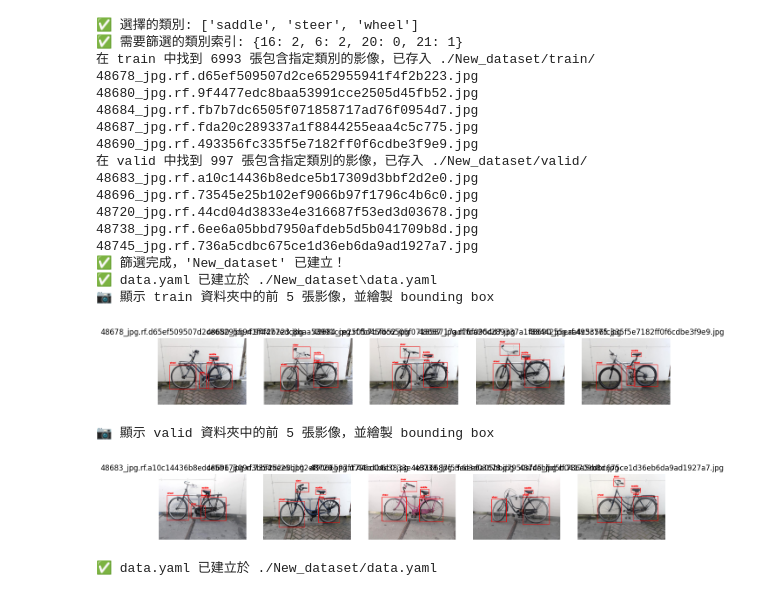
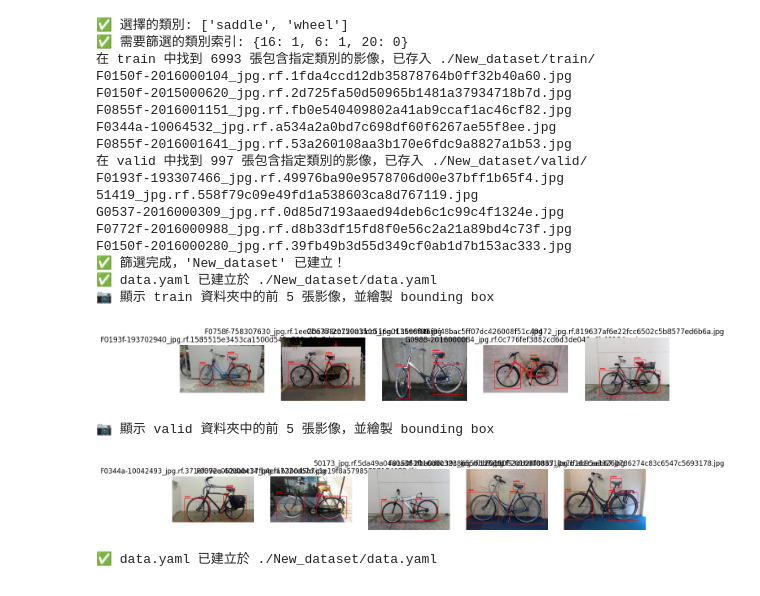
Before and after one commit to shihalex/surveying_camp, a Jupyter notebook: Yolo_detection.ipynb, the cells around one changed output. Drawn from its saved outputs; the diff is of its cells as text; code cells hidden in the pictures.

```diff
--- a/Yolo_detection.ipynb
+++ b/Yolo_detection.ipynb
@@ -16,8 +16,7 @@ names_list = data.get("names", [])
 class_mapping = {
     "front_wheel": "wheel",
     "back_wheel": "wheel",
-    "saddle": "saddle",
-    "steer": "steer"
+    "saddle": "saddle"
 }
 
 # **建立新的類別名稱**
@@ -141,46 +140,46 @@ for dataset_type in dataset_types:
 
             for line in lines:
                 data = line.strip().split()
                 class_id = int(data[0])
                 x_center, y_center, box_width, box_height = map(float, data[1:])
 
                 x1 = int((x_center - box_width / 2) * w)
                 y1 = int((y_center - box_height / 2) * h)
                 x2 = int((x_center + box_width / 2) * w)
                 y2 = int((y_center + box_height / 2) * h)
 
                 # **繪製 bounding box（紅色框）**
                 cv2.rectangle(img, (x1, y1), (x2, y2), (255, 0, 0), 2)
 
                 # **顯示類別名稱**
                 label = selected_classes[class_id]
                 cv2.putText(img, label, (x1, y1 - 10), cv2.FONT_HERSHEY_SIMPLEX, 0.5, (255, 0, 0), 2)
 
         # **顯示影像**
         plt.subplot(1, num_images_to_show, i+1)
         plt.imshow(img)
         plt.axis("off")
         plt.title(img_file)
 
     plt.show()
 # %% [output]
-✅ 選擇的類別: ['saddle', 'steer', 'wheel']
-✅ 需要篩選的類別索引: {16: 2, 6: 2, 20: 0, 21: 1}
+✅ 選擇的類別: ['saddle', 'wheel']
+✅ 需要篩選的類別索引: {16: 1, 6: 1, 20: 0}
 在 train 中找到 6993 張包含指定類別的影像，已存入 ./New_dataset/train/
-48678_jpg.rf.d65ef509507d2ce652955941f4f2b223.jpg
-48680_jpg.rf.9f4477edc8baa53991cce2505d45fb52.jpg
-48684_jpg.rf.fb7b7dc6505f071858717ad76f0954d7.jpg
-48687_jpg.rf.fda20c289337a1f8844255eaa4c5c775.jpg
-48690_jpg.rf.493356fc335f5e7182ff0f6cdbe3f9e9.jpg
+F0150f-2016000104_jpg.rf.1fda4ccd12db35878764b0ff32b40a60.jpg
+F0150f-2015000620_jpg.rf.2d725fa50d50965b1481a37934718b7d.jpg
+F0855f-2016001151_jpg.rf.fb0e540409802a41ab9ccaf1ac46cf82.jpg
+F0344a-10064532_jpg.rf.a534a2a0bd7c698df60f6267ae55f8ee.jpg
+F0855f-2016001641_jpg.rf.53a260108aa3b170e6fdc9a8827a1b53.jpg
 在 valid 中找到 997 張包含指定類別的影像，已存入 ./New_dataset/valid/
-48683_jpg.rf.a10c14436b8edce5b17309d3bbf2d2e0.jpg
-48696_jpg.rf.73545e25b102ef9066b97f1796c4b6c0.jpg
-48720_jpg.rf.44cd04d3833e4e316687f53ed3d03678.jpg
-48738_jpg.rf.6ee6a05bbd7950afdeb5d5b041709b8d.jpg
-48745_jpg.rf.736a5cdbc675ce1d36eb6da9ad1927a7.jpg
+F0193f-193307466_jpg.rf.49976ba90e9578706d00e37bff1b65f4.jpg
+51419_jpg.rf.558f79c09e49fd1a538603ca8d767119.jpg
+G0537-2016000309_jpg.rf.0d85d7193aaed94deb6c1c99c4f1324e.jpg
+F0772f-2016000988_jpg.rf.d8b33df15fd8f0e56c2a21a89bd4c73f.jpg
+F0150f-2016000280_jpg.rf.39fb49b3d55d349cf0ab1d7b153ac333.jpg
 ✅ 篩選完成，'New_dataset' 已建立！
-✅ data.yaml 已建立於 ./New_dataset\data.yaml
+✅ data.yaml 已建立於 ./New_dataset/data.yaml
 📷 顯示 train 資料夾中的前 5 張影像，並繪製 bounding box
-[figure, old version]
+[figure, new version]
 📷 顯示 valid 資料夾中的前 5 張影像，並繪製 bounding box
-[figure, old version]
+[figure, new version]
```
Also changed, not shown: parts of 5 cells of this notebook, 1 other file.
